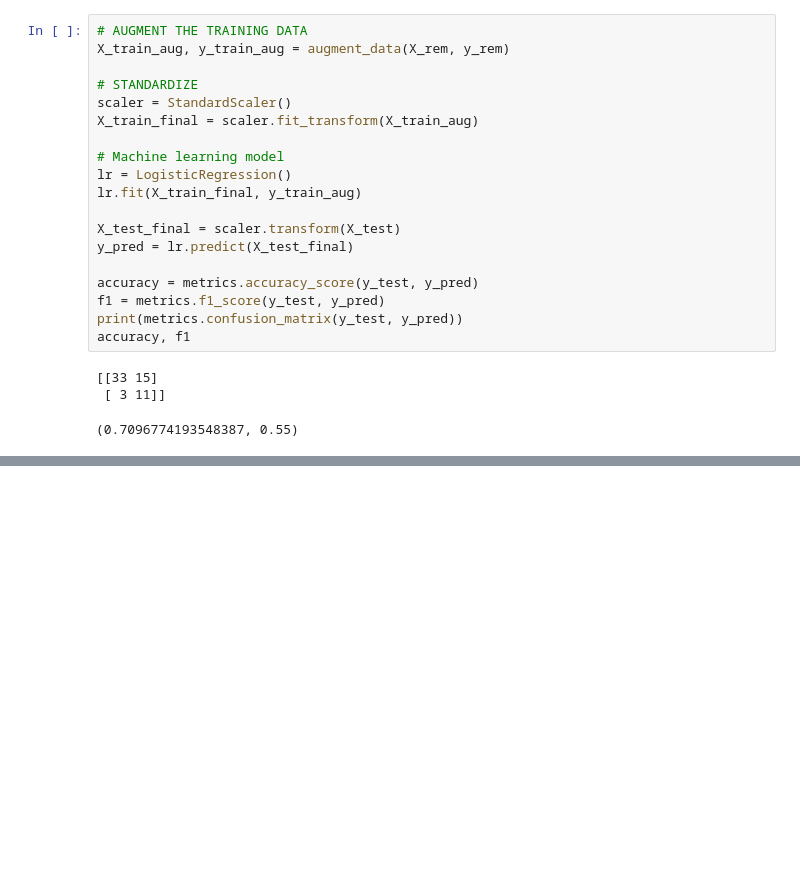
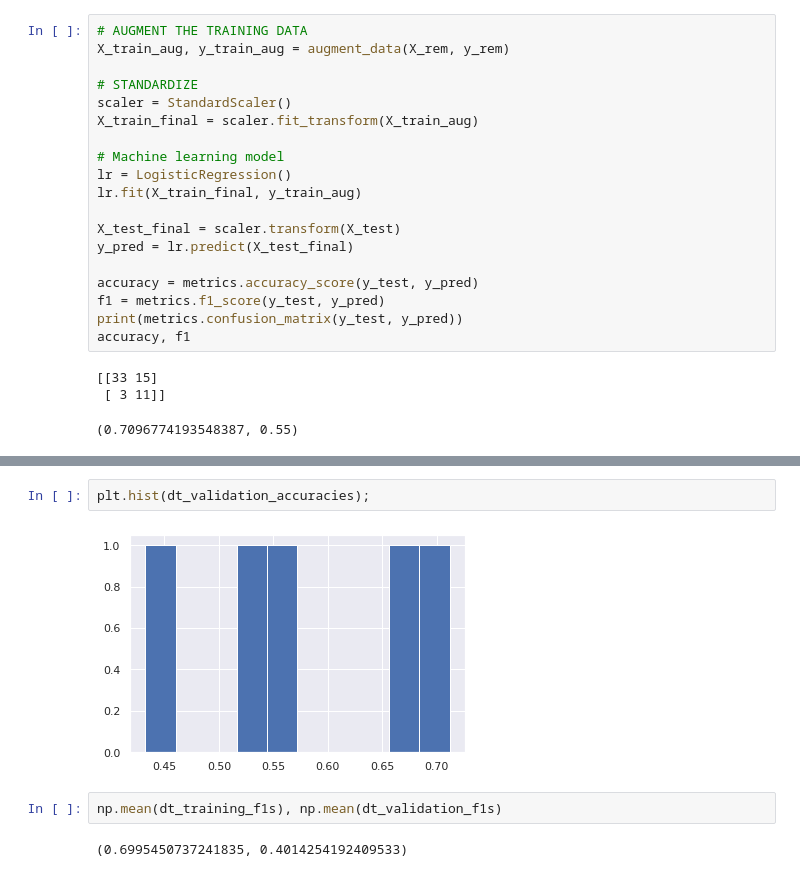
Before and after one commit to shiftleino/pga-classification, a Jupyter notebook: project/5_classification_models.ipynb, the cells around one changed output, grey strips where cells are left out. Cells and saved outputs as stored; diff of their text form; blank space fills up the shorter version.

```diff
--- a/project/5_classification_models.ipynb
+++ b/project/5_classification_models.ipynb
@@ -163,0 +233,8 @@ accuracy, f1
+# %%
+plt.hist(dt_validation_accuracies);
+# %% [output]
+[figure, added]
+# %%
+np.mean(dt_training_f1s), np.mean(dt_validation_f1s)
+# %% [output]
+(0.6995450737241835, 0.4014254192409533)
```
Also changed, not shown: parts of 11 cells of this notebook.
